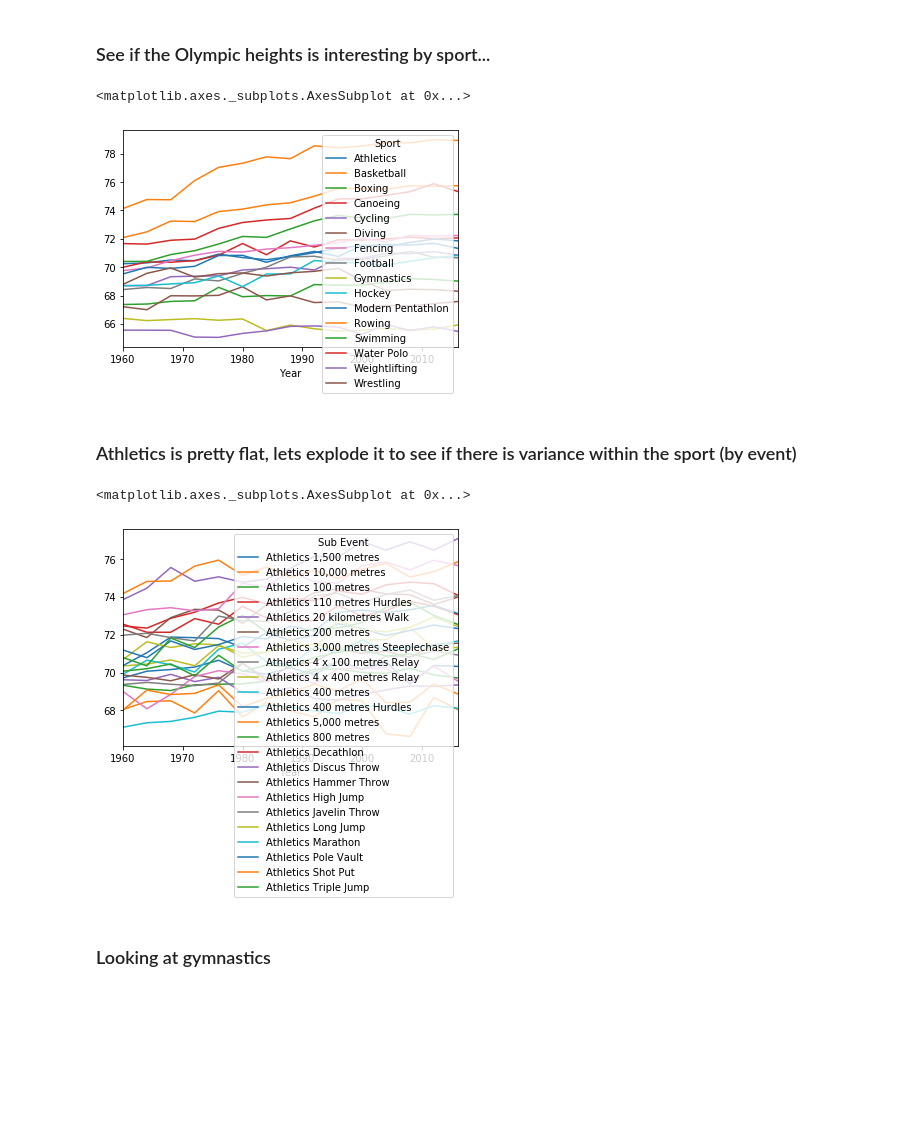
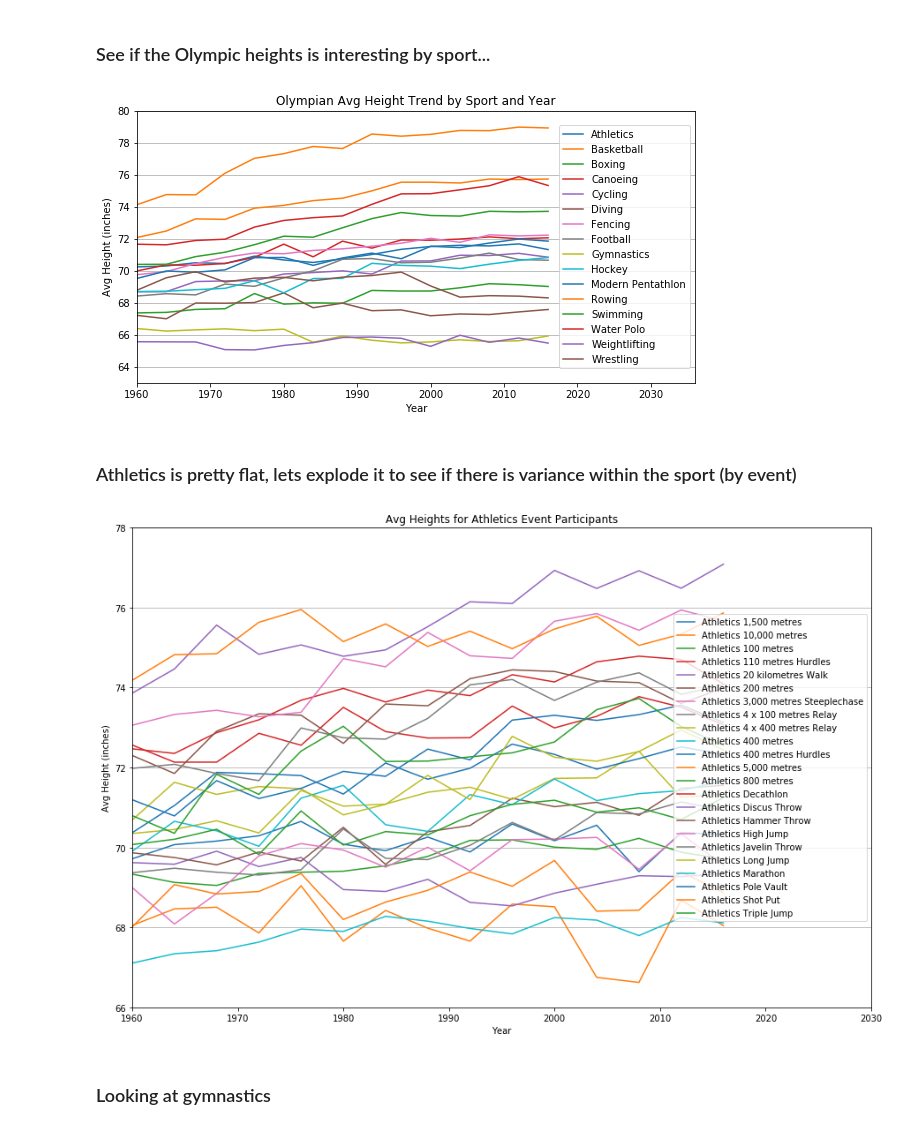
Before and after one commit to dowripple/ProjectOneRepo_JeremyKasieMichael, a Jupyter notebook: notebooks/OlympicHeights_Analysis.ipynb, the cells around one changed output. Saved outputs shown, nothing was run; the diff lists cells and outputs as text; code cells hidden in the pictures; blank space fills up the shorter version.

```diff
--- a/notebooks/OlympicHeights_Analysis.ipynb
+++ b/notebooks/OlympicHeights_Analysis.ipynb
@@ -84,31 +98,47 @@ The variance between the avg Olympian and the average peon, p=1.842081129687331e
 # %%
 # get the average height by sport
 sport_avg = pd.DataFrame(olympic_df.groupby(['Sport','Year'])['Height'].mean().reset_index())
 
 sport_pvt = sport_avg.pivot(index='Year', columns='Sport', values = 'Height').reset_index()
 
-# plot (probably a better way to do this...)
-sport_pvt.plot('Year',[
+sports = [
     'Athletics',
     'Basketball',
     'Boxing',
     'Canoeing',
     'Cycling',
     'Diving',
     'Fencing',
     'Football',
     'Gymnastics',
     'Hockey',
     'Modern Pentathlon',
     'Rowing',
     'Swimming',
     'Water Polo',
     'Weightlifting',
     'Wrestling'
-])
+]
+
+# plot (probably a better way to do this...)
+sport_chart = sport_pvt.plot(
+    x = 'Year',
+    y = sports,
+    figsize=(10,5),
+    title='Olympian Avg Height Trend by Sport and Year',
+    ylim = (63,80),
+    xlim = (1960, 2036)
+)
+
+# add axis labels
+sport_chart.set_xlabel("Year")
+sport_chart.set_ylabel('Avg Height (inches)')
+sport_chart.yaxis.grid(True)
+sport_chart.legend(loc='right')
+
+sport_chart.get_figure().savefig('..\images\sports.pdf')
 # %% [output]
-<matplotlib.axes._subplots.AxesSubplot at 0x...>
-[figure, old version]
+[figure, new version]
 # %% [markdown]
 
 ### Athletics is pretty flat, lets explode it to see if there is variance within the sport (by event)
@@ -131,10 +161,23 @@ for columnName, columnValues in athletics_pivot.iteritems():
     if columnName != 'Year':
         columns.append(columnName)
 
-athletics_pivot.plot('Year',columns)
+athletic_chart = athletics_pivot.plot(
+    x='Year',
+    y = columns,
+    figsize=(15,10),
+    title='Avg Heights for Athletics Event Participants',
+    ylim = (66,78),
+    xlim = (1960, 2030)
+)
+
+athletic_chart.set_xlabel("Year")
+athletic_chart.set_ylabel('Avg Height (inches)')
+athletic_chart.yaxis.grid(True)
+athletic_chart.legend(loc='right')
+
+athletic_chart.get_figure().savefig('..\images\\athletics.png')
 # %% [output]
-<matplotlib.axes._subplots.AxesSubplot at 0x...>
-[figure, old version]
+[figure, new version]
 # %% [markdown]
 ### Looking at gymnastics
 # %%
```
Also changed, not shown: parts of 4 cells of this notebook, 7 other files.
